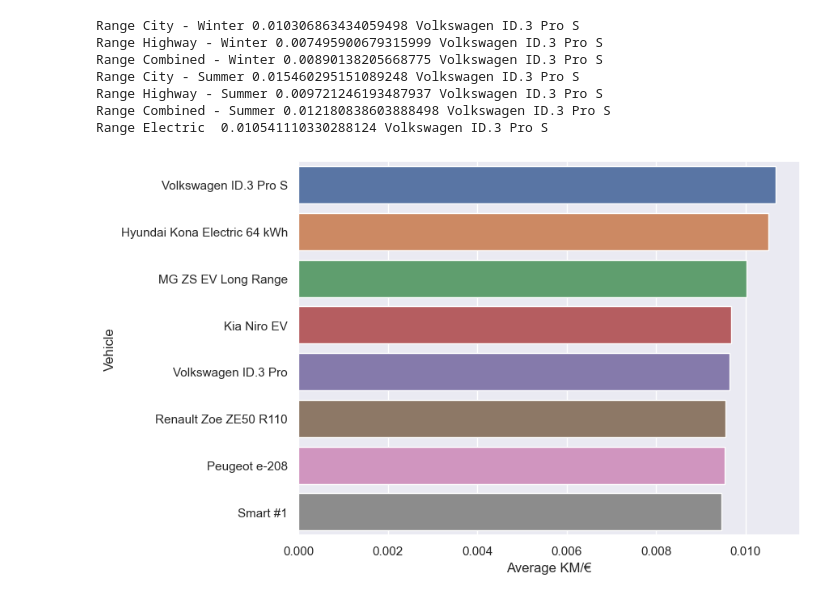
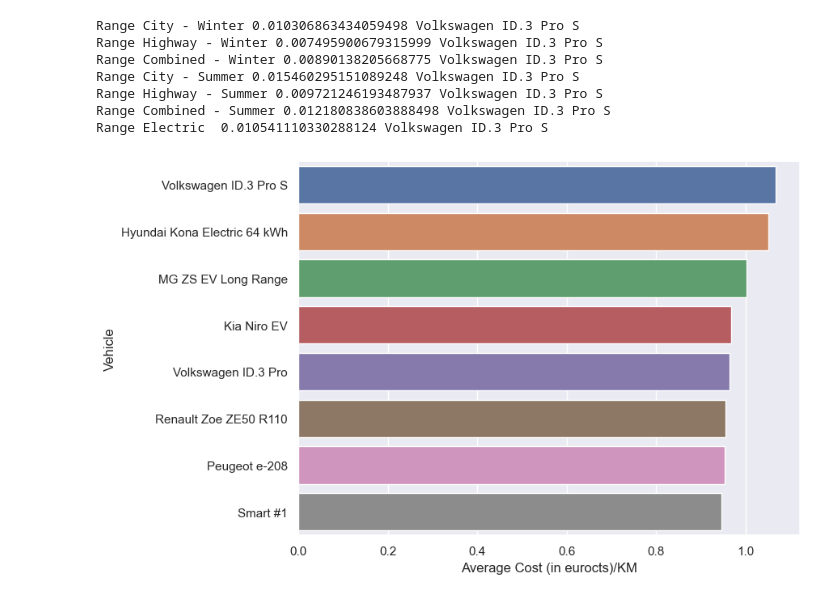
Before and after one commit to vavald/Electric-Cars, a Jupyter notebook: Random_Forest.ipynb, the cells around one changed output. Drawn from its saved outputs; the diff is of its cells as text; code cells hidden in the pictures.

Commit message:
fixed problem with range ratio plot

```diff
--- a/Random_Forest.ipynb
+++ b/Random_Forest.ipynb
@@ -489,9 +511,9 @@ df_range['Average €/KM']=1/df_range['Average KM/€']
 # %%
 # show a horizontal barplot for the average range per price for the ten vehicles with the lowest value in the 'Average €/KM' column
 plt.rcParams['figure.figsize'] = [8,6]
-sns.barplot(x=df_range.sort_values(by='Average €/KM',ascending=True).head(10)['Average KM/€'],y=df_range.sort_values(by='Average €/KM',ascending=True).head(10)['Vehicle'])
-plt.xlabel('Average KM/€')
+sns.barplot(x=df_range.sort_values(by='Average €/KM',ascending=True).head(10)['Average KM/€']*100,y=df_range.sort_values(by='Average €/KM',ascending=True).head(10)['Vehicle'])
+plt.xlabel('Average Cost (in eurocts)/KM')
 plt.ylabel('Vehicle')
 plt.show()
 # %% [output]
-[figure, old version]
+[figure, new version]
```
Also changed, not shown: parts of 6 cells of this notebook, 1 other file.
